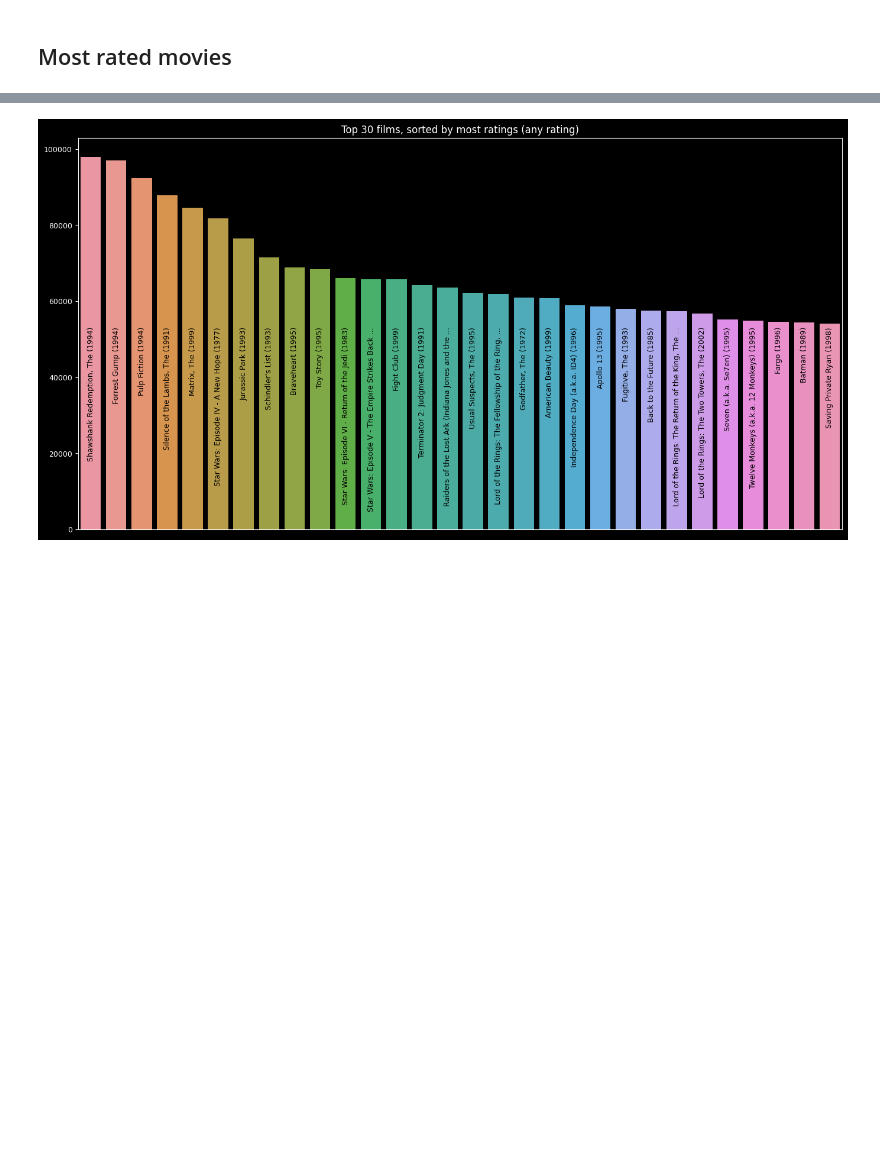
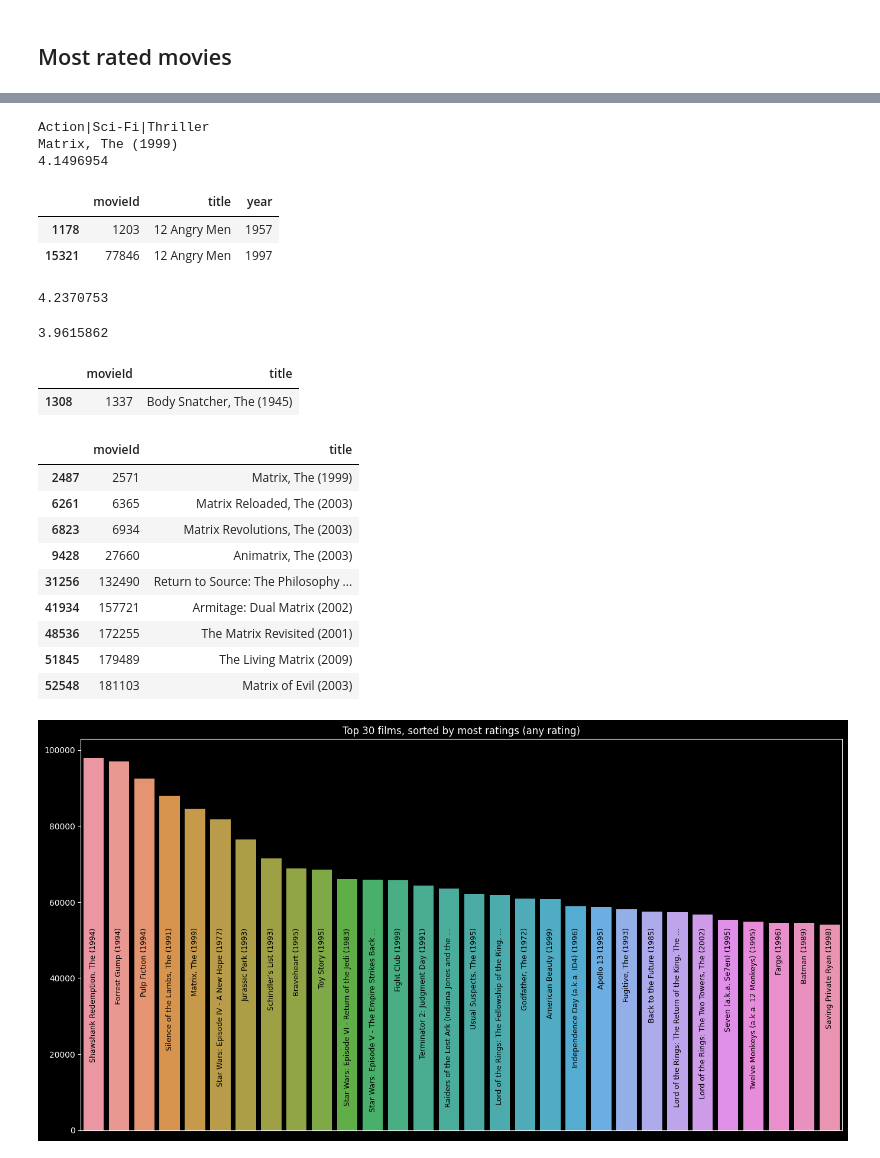
Before and after one commit to wlinds/ITHS-AI22-ML, a Jupyter notebook: Labb/ml-recommender.ipynb, the cells around one changed output, grey strips where cells are left out. Saved outputs shown, nothing was run; the diff lists cells and outputs as text; code cells hidden in the pictures; blank space fills up the shorter version.

Commit message:
continue eda and testing sampling fractions

```diff
--- a/Labb/ml-recommender.ipynb
+++ b/Labb/ml-recommender.ipynb
@@ -82,3 +304,68 @@ Total ratings: 84545
+# %%
+print(get_genre(2571))
+print(get_title(2571))
+print(get_rating(2571))
+# %% [output]
+Action|Sci-Fi|Thriller
+Matrix, The (1999)
+4.1496954
+# %%
+class MovieFinder:
+    def __init__(self, movies_df, genres_df, ratings_df):
+        self.movies_df = movies_df
+        self.genres_df = genres_df
+        self.ratings_df = ratings_df
+
+    def search_movies(self, query):
+        # check if query is a movieId
+        if query.isdigit() and int(query) in self.movies_df['movieId'].values:
+            return self.movies_df.loc[self.movies_df['movieId'] == int(query)]
+
+        # check if query is title
+        matches = self.movies_df[self.movies_df['title'].str.contains(query, case=False)]
+        if len(matches) > 0:
+            return matches
+
+        # check if query is genre
+        matches = self.genres_df[self.genres_df['genres'].str.contains(query, case=False)]
+        if len(matches) > 0:
+            return self.movies_df.merge(matches, on='movieId')
+
+        return None
+# %%
+finder.search_movies('12 angry men')
+# %% [output]
+|  | movieId | title | year |
+| 1178 | 1203 | 12 Angry Men | 1957 |
+| 15321 | 77846 | 12 Angry Men | 1997 |
+# %%
+get_rating(1203)
+# %% [output]
+4.2370753
+# %%
+get_rating(77846)
+# %% [output]
+3.9615862
+# %%
+finder = MovieFinder(df_movies, df_genres, df_ratings)
+
+finder.search_movies('1337') # testing search with movieId
+# %% [output]
+|  | movieId | title |
+| 1308 | 1337 | Body Snatcher, The (1945) |
+# %%
+finder.search_movies('matrix') # testing search with title
+# %% [output]
+|  | movieId | title |
+| 2487 | 2571 | Matrix, The (1999) |
+| 6261 | 6365 | Matrix Reloaded, The (2003) |
+| 6823 | 6934 | Matrix Revolutions, The (2003) |
+| 9428 | 27660 | Animatrix, The (2003) |
+| 31256 | 132490 | Return to Source: The Philosophy ... |
+| 41934 | 157721 | Armitage: Dual Matrix (2002) |
+| 48536 | 172255 | The Matrix Revisited (2001) |
+| 51845 | 179489 | The Living Matrix (2009) |
+| 52548 | 181103 | Matrix of Evil (2003) |
 # %%
 import matplotlib.pyplot as plt
 from matplotlib import rcParams
```
Also changed, not shown: parts of 30 cells of this notebook.
